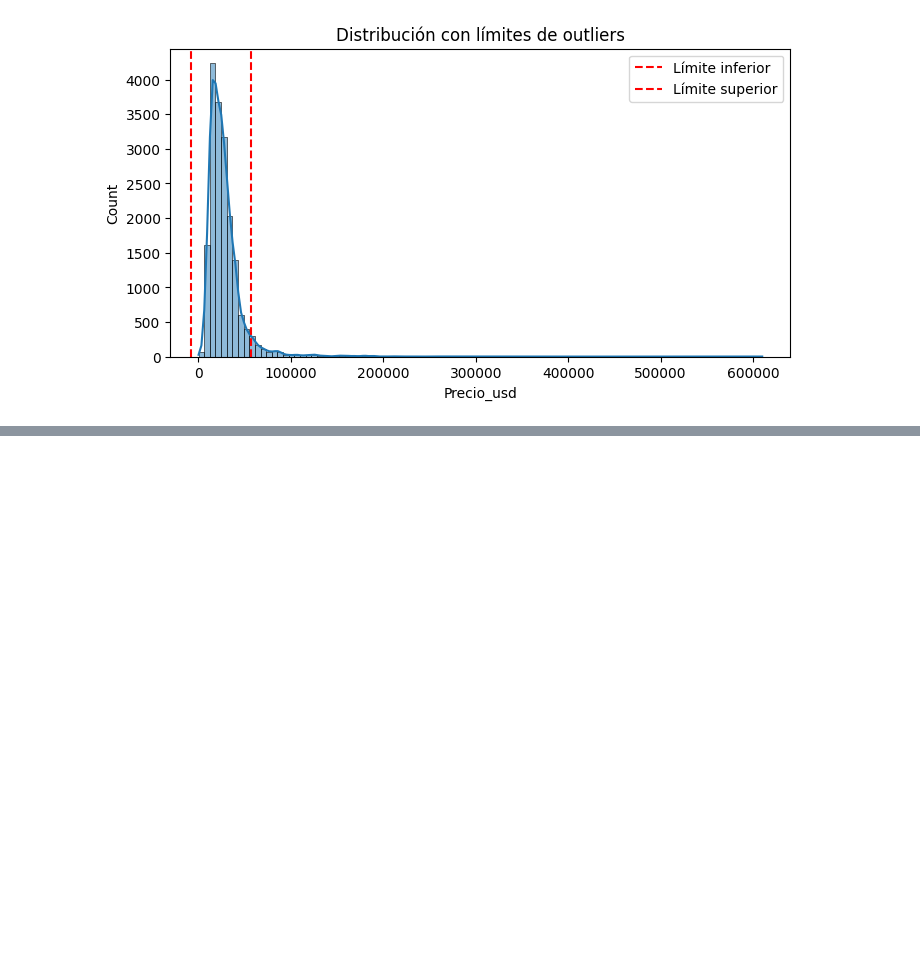
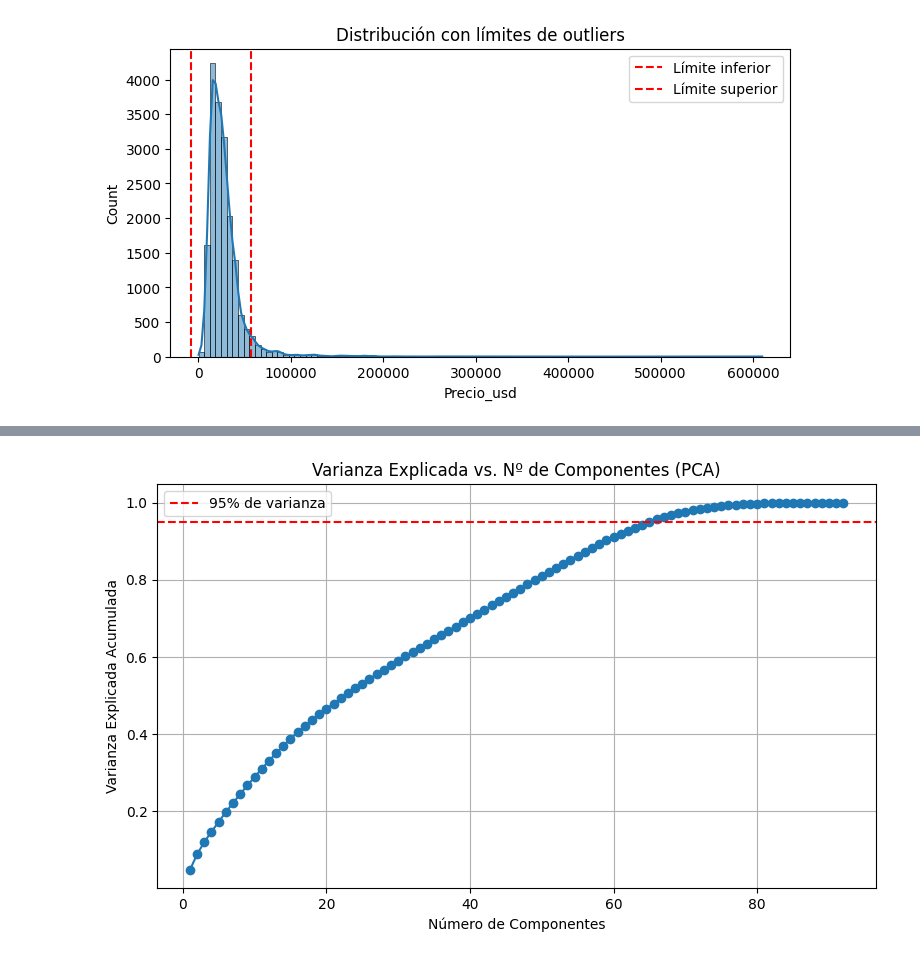
Before and after one commit to Sdomato/Proyecto-final-ML, a Jupyter notebook: datasetintermedio.ipynb, the cells around one changed output, grey strips where cells are left out. Drawn from its saved outputs; the diff is of its cells as text; code cells hidden in the pictures; blank space fills up the shorter version.

```diff
--- a/datasetintermedio.ipynb
+++ b/datasetintermedio.ipynb
@@ -408,0 +401,25 @@ Outliers detectados: 437 filas
+# %%
+from sklearn.decomposition import PCA
+import matplotlib.pyplot as plt
+import numpy as np
+
+# Aplicar PCA sin limitar el número de componentes
+pca_full = PCA()
+X_pca_full = pca_full.fit_transform(X_scaled)
+
+# Calcular varianza explicada acumulada
+var_exp_acum = np.cumsum(pca_full.explained_variance_ratio_)
+
+# Graficar
+plt.figure(figsize=(8, 5))
+plt.plot(range(1, len(var_exp_acum)+1), var_exp_acum, marker='o')
+plt.xlabel('Número de Componentes')
+plt.ylabel('Varianza Explicada Acumulada')
+plt.title('Varianza Explicada vs. Nº de Componentes (PCA)')
+plt.grid(True)
+plt.axhline(y=0.95, color='r', linestyle='--', label='95% de varianza')
+plt.legend()
+plt.tight_layout()
+plt.show()
+# %% [output]
+[figure, added]
```
Also changed, not shown: parts of 7 cells of this notebook, 2 other files.
